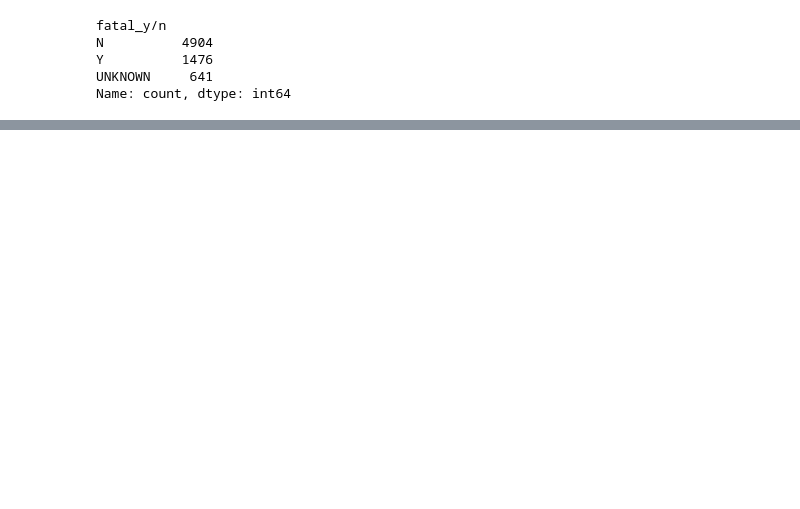
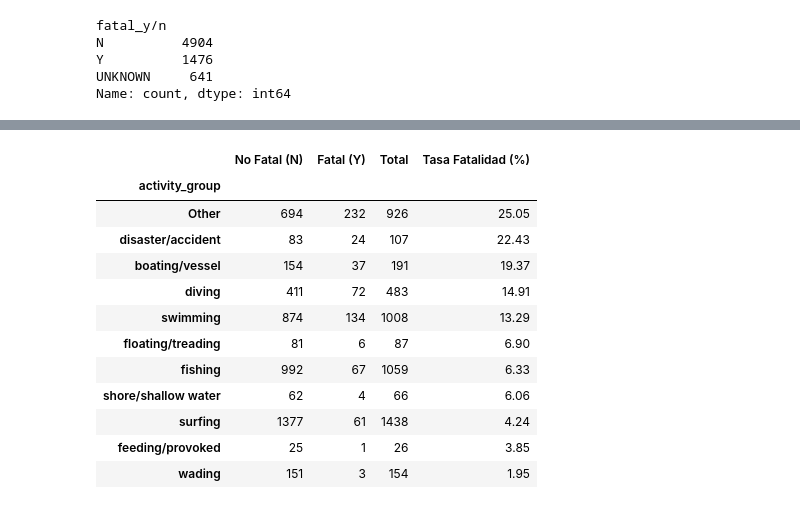
Before and after one commit to ignaciosabatell/Project-Shark-Attacks, a Jupyter notebook: Sharks_Attacks.ipynb, the cells around one changed output, grey strips where cells are left out. Cells and saved outputs as stored; diff of their text form; code cells hidden in the pictures; blank space fills up the shorter version.

```diff
--- a/Sharks_Attacks.ipynb
+++ b/Sharks_Attacks.ipynb
@@ -388,0 +416,29 @@ df.head(30)
+# %%
+df_fatalidad_por_actividad = df.groupby(['activity_group', 'fatal_y/n']).size().unstack(fill_value=0)
+
+df_fatalidad_por_actividad.columns.name = None
+df_fatalidad_por_actividad.columns = ['No Fatal (N)', 'Fatal (Y)', 'Unknown']
+# %%
+df_fatalidad_por_actividad['Total'] = df_fatalidad_por_actividad['No Fatal (N)'] + df_fatalidad_por_actividad['Fatal (Y)']
+# %%
+df_fatalidad_por_actividad['Tasa Fatalidad (%)'] = (df_fatalidad_por_actividad['Fatal (Y)'] / df_fatalidad_por_actividad['Total']) * 100
+df_fatalidad_por_actividad['Tasa Fatalidad (%)'] = df_fatalidad_por_actividad['Tasa Fatalidad (%)'].round(2)
+df_fatalidad_por_actividad = df_fatalidad_por_actividad.sort_values(by='Tasa Fatalidad (%)', ascending=False)
+# %%
+df_clean = df_fatalidad_por_actividad.drop(columns=['Unknown'])
+df_clean = df_fatalidad_por_actividad.drop('Unknown', axis=1)
+df_clean
+# %% [output]
+|  | No Fatal (N) | Fatal (Y) | Total | Tasa Fatalidad (%) |
+| activity_group |  |  |  |  |
+| Other | 694 | 232 | 926 | 25.05 |
+| disaster/accident | 83 | 24 | 107 | 22.43 |
+| boating/vessel | 154 | 37 | 191 | 19.37 |
+| diving | 411 | 72 | 483 | 14.91 |
+| swimming | 874 | 134 | 1008 | 13.29 |
+| floating/treading | 81 | 6 | 87 | 6.90 |
+| fishing | 992 | 67 | 1059 | 6.33 |
+| shore/shallow water | 62 | 4 | 66 | 6.06 |
+| surfing | 1377 | 61 | 1438 | 4.24 |
+| feeding/provoked | 25 | 1 | 26 | 3.85 |
+| wading | 151 | 3 | 154 | 1.95 |
```
Also changed, not shown: parts of 9 cells of this notebook.
